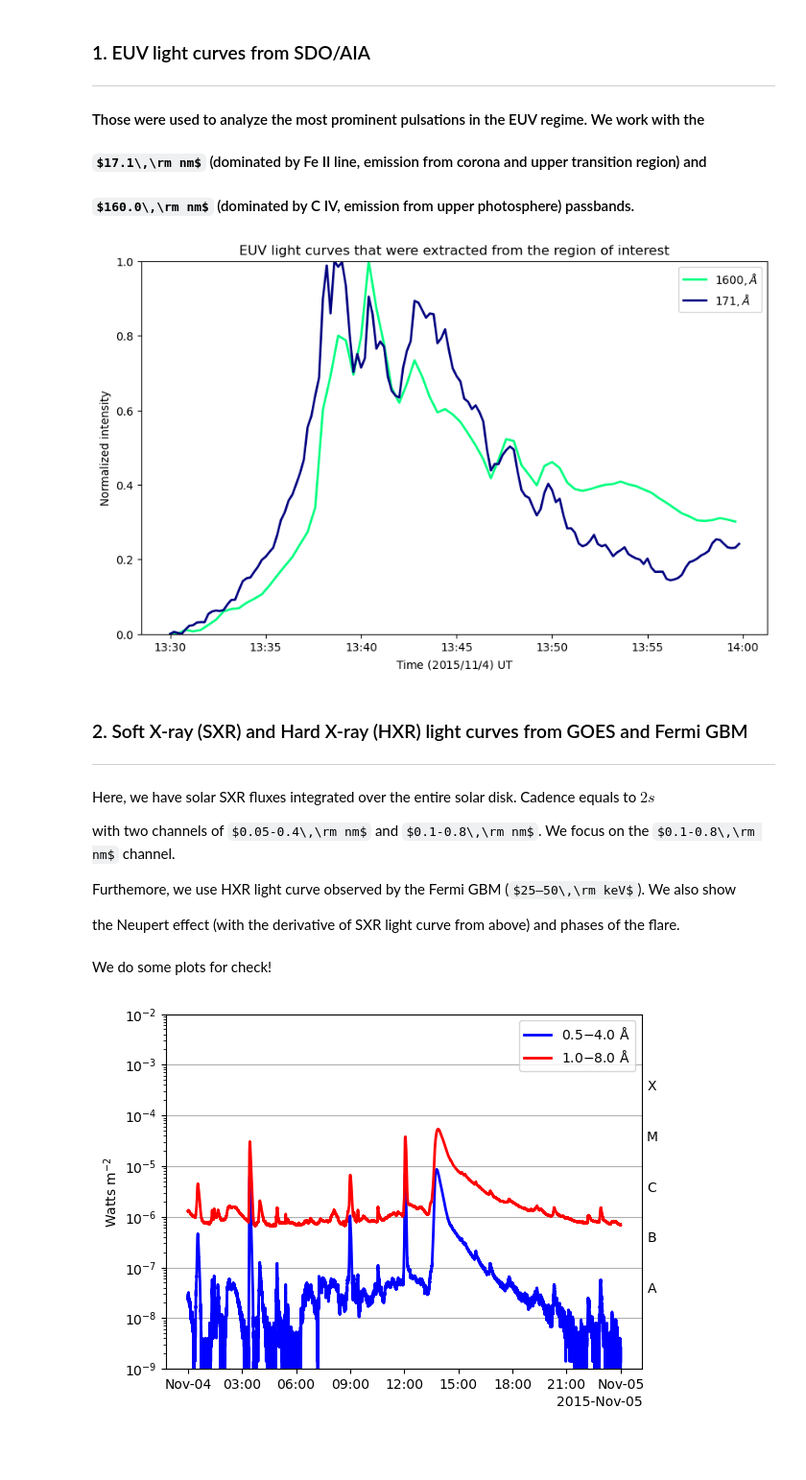
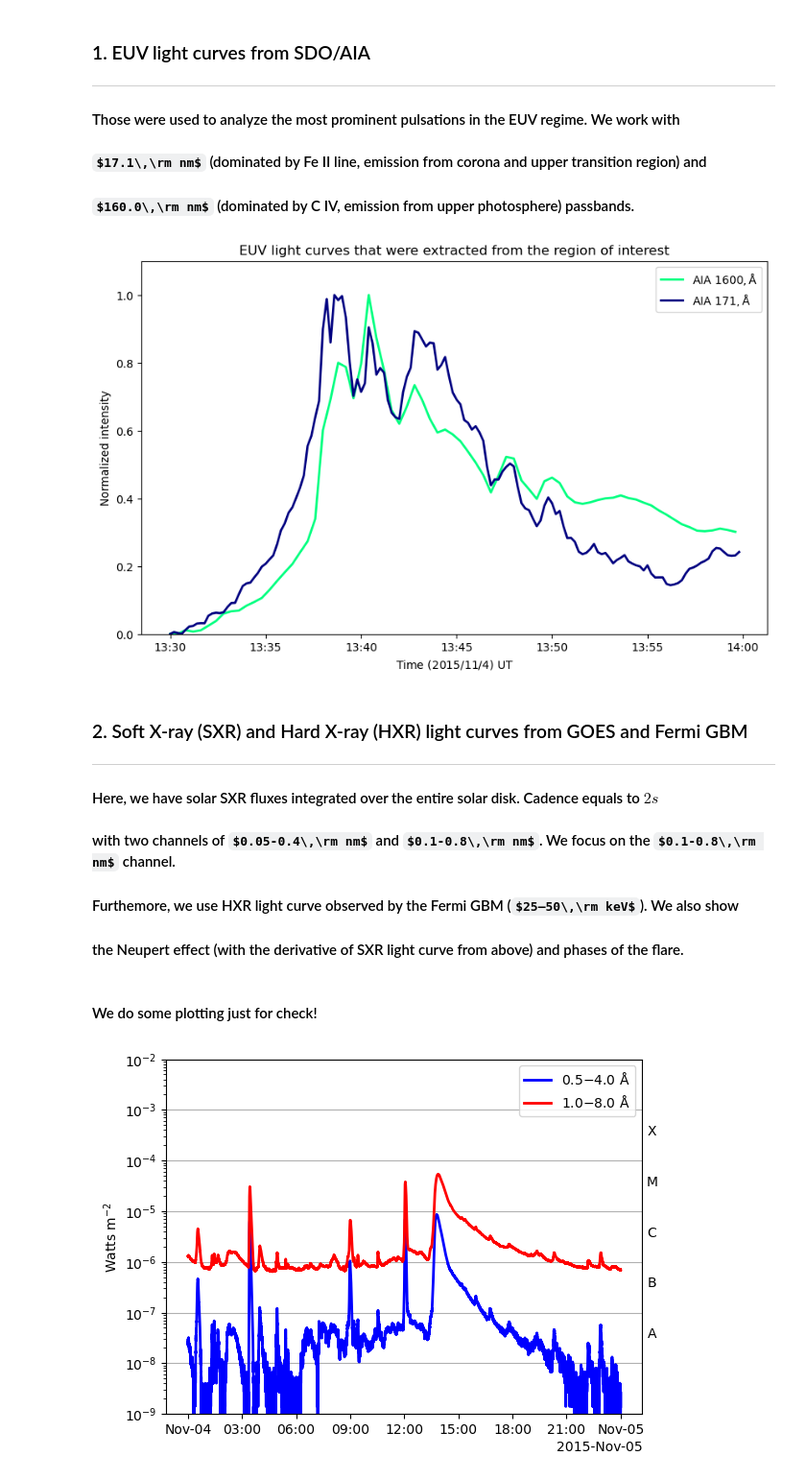
Before and after one commit to zorzeus/solar_flares_internship, a Jupyter notebook: sfi_01.ipynb, the cells around one changed output. Shown at 96% size. Drawn from its saved outputs; the diff is of its cells as text; code cells hidden in the pictures; some formulas as TeX source; blank space fills up the shorter version.

```diff
--- a/sfi_01.ipynb
+++ b/sfi_01.ipynb
@@ -31,48 +31,48 @@ tr = TimeRange("2015-11-04 13:30:00", "2015-11-04 14:00:00") # our time range, f
 
 ---
 
-#### Those were used to analyze the most prominent pulsations in the EUV regime. We work with the
+#### Those were used to analyze the most prominent pulsations in the EUV regime. We work with
 
 #### $17.1\,\rm nm$ (dominated by Fe II line, emission from corona and upper transition region) and
 
 #### $160.0\,\rm nm$ (dominated by C IV, emission from upper photosphere) passbands.
 # %%
-aia171 = pd.read_pickle('norm171.pkl') # these light curves were preprocessed and normalized
+aia171 = pd.read_pickle('norm171.pkl') # these light curves were preprocessed and normalized!
 aia1600 = pd.read_pickle('norm1600.pkl')
 offset = 0.2
 aia171 = aia171-offset
 
 aia171_nm = (aia171 - aia171.min()) / (aia171.max() - aia171.min())
 aia1600_nm = (aia1600 - aia1600.min()) / (aia1600.max() - aia1600.min())
 
 plt.figure(figsize=(10,6))
-plt.plot(aia1600_nm.index, aia1600_nm, c='springgreen', lw=2, label=r'$1600,\AA$')
-plt.plot(aia171_nm.index, aia171_nm, c='navy', lw=2, label=r'$171,\AA$')
+plt.plot(aia1600_nm.index, aia1600_nm, c='springgreen', lw=2, label=r'AIA $1600,\rm\AA$')
+plt.plot(aia171_nm.index, aia171_nm, c='navy', lw=2, label=r'AIA $171,\rm\AA$')
 
 ax = plt.gca()
 ax.xaxis.set_major_formatter(mdates.DateFormatter('%H:%M'))
 ax.xaxis.set_major_locator(mdates.MinuteLocator(interval=5))
 
-plt.ylim(0,1)
+plt.ylim(0,1.1)
 plt.xlabel(r'Time $(2015/11/4)$ UT')
 plt.ylabel('Normalized intensity')
 plt.title(r'EUV light curves that were extracted from the region of interest')
 plt.legend()
 plt.show()
 # %% [output]
-[figure, old version]
+[figure, new version]
 # %% [markdown]
 ### 2. Soft X-ray (SXR) and Hard X-ray (HXR) light curves from GOES and Fermi GBM
 
 ---
 
-Here, we have solar SXR fluxes integrated over the entire solar disk. Cadence equals to $2s$
+#### Here, we have solar SXR fluxes integrated over the entire solar disk. Cadence equals to $2s$
 
-with two channels of $0.05-0.4\,\rm nm$ and $0.1-0.8\,\rm nm$. We focus on the $0.1-0.8\,\rm nm$ channel.
+#### with two channels of $0.05-0.4\,\rm nm$ and $0.1-0.8\,\rm nm$. We focus on the $0.1-0.8\,\rm nm$ channel.
 
-Furthemore, we use HXR light curve observed by the Fermi GBM ($25–50\,\rm keV$). We also show
+#### Furthemore, we use HXR light curve observed by the Fermi GBM ($25–50\,\rm keV$). We also show
 
-the Neupert effect (with the derivative of SXR light curve from above) and phases of the flare.
+#### the Neupert effect (with the derivative of SXR light curve from above) and phases of the flare.
 # %%
 res = Fido.search(a.Time(tr.start, tr.end), a.Instrument('XRS'),
                   a.goes.SatelliteNumber(15), a.Resolution("flx1s"))
@@ -80,7 +80,7 @@ res = Fido.search(a.Time(tr.start, tr.end), a.Instrument('XRS'),
 files = Fido.fetch(res)
 goes = ts.TimeSeries(files)
 # %% [markdown]
-We do some plots for check!
+#### We do some plotting just for check!
 # %%
 fig, ax = plt.subplots()
 goes.plot(axes=ax)
```
Also changed, not shown: parts of 33 cells of this notebook.
